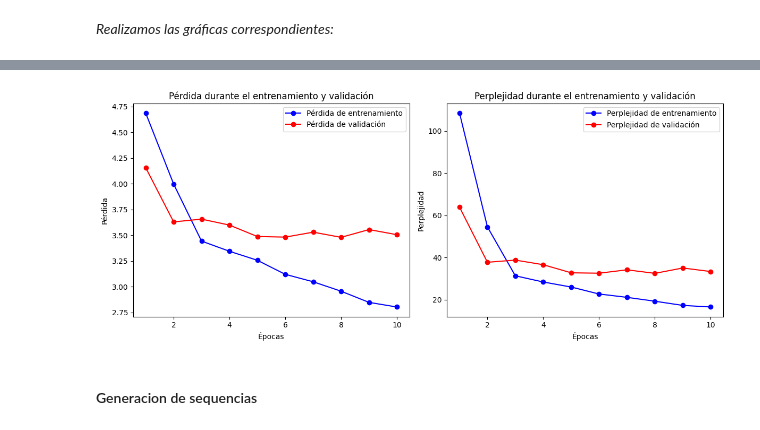
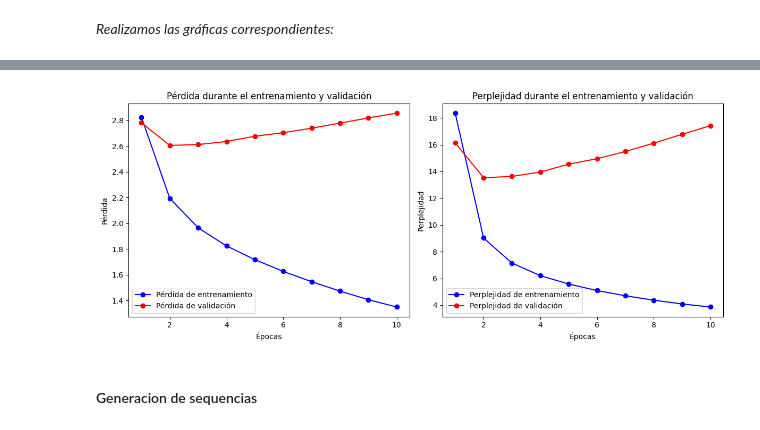
Before and after one commit to brunomaso1/uba-ceia, a Jupyter notebook: ceia-nlp/Desafio 3.ipynb, the cells around one changed output, grey strips where cells are left out. Drawn from its saved outputs; the diff is of its cells as text; code cells hidden in the pictures.

```diff
--- a/ceia-nlp/Desafio 3.ipynb
+++ b/ceia-nlp/Desafio 3.ipynb
@@ -822,7 +854,7 @@ loss = history_dict['loss']
 val_loss = history_dict['val_loss']
 
 # Extraer la perplejidad
-perplexity = history_dict['perplexity']
+perlpexity = history_dict['perplexity']
 val_perplexity = history_dict['val_perplexity']
 
 # Definir las épocas
@@ -841,7 +873,7 @@ plt.legend()
 
 # Graficar la perplejidad
 plt.subplot(1, 2, 2)
-plt.plot(epochs, perplexity, 'bo-', label='Perplejidad de entrenamiento')
+plt.plot(epochs, perlpexity, 'bo-', label='Perplejidad de entrenamiento')
 plt.plot(epochs, val_perplexity, 'ro-', label='Perplejidad de validación')
 plt.title('Perplejidad durante el entrenamiento y validación')
 plt.xlabel('Épocas')
@@ -1207,8 +1239,9 @@ tokenized_sentences_val = np.array([
 ])
 # %%
 # TODO: Eliminar esta linea, es testing.
-tokenized_sentences_train = tokenized_sentences_train[0:80, :]
-tokenized_sentences_val = tokenized_sentences_val[0:20, :]
+tokenized_sentences_train = tokenized_sentences_train[0:8000, :]
+tokenized_sentences_val = tokenized_sentences_val[0:2000, :]
+EPOCHS = 10
 # %%
 X = tokenized_sentences_train[:, :-1]
 y = tokenized_sentences_train[:, 1:]
@@ -1236,7 +1269,7 @@ vocab_size
 ##### Modelo
 # %%
 @register_keras_serializable(package="Custom", name="perplexity")
-def perplexity(y_true, y_pred):
+def perlpexity(y_true, y_pred):
     loss = tf.keras.losses.sparse_categorical_crossentropy(y_true, y_pred)
 
     # Esto lo tuve que hacer con tf porque con numpy tenía que transformarlo antes (loss.to_numpy())
@@ -1256,10 +1289,11 @@ except:
             input_shape=(None, 1),
         )
     )
+
     model.add(SimpleRNN(200, return_sequences=True, dropout=0.1, recurrent_dropout=0.1))
     model.add(Dense(vocab_size, activation="softmax"))
     print('Modelo nuevo')
 finally:
-    model.compile(loss=SparseCategoricalCrossentropy(), optimizer="rmsprop", metrics=[perplexity])
+    model.compile(loss=SparseCategoricalCrossentropy(), optimizer="rmsprop", metrics=[perlpexity])
 
     model.summary()
@@ -1315,37 +1382,37 @@ loss = history_dict['loss']
 val_loss = history_dict['val_loss']
 
 # Extraer la perplejidad
-perplexity = history_dict['perplexity']
-val_perplexity = history_dict['val_perplexity']
+perlpexity = history_dict['perlpexity']
+val_perplexity = history_dict['val_perlpexity']
 
 # Definir las épocas
 epochs = range(1, len(loss) + 1)
 
 # Graficar el loss
 plt.figure(figsize=(12, 5))
 
 plt.subplot(1, 2, 1)
 plt.plot(epochs, loss, 'bo-', label='Pérdida de entrenamiento')
 plt.plot(epochs, val_loss, 'ro-', label='Pérdida de validación')
 plt.title('Pérdida durante el entrenamiento y validación')
 plt.xlabel('Épocas')
 plt.ylabel('Pérdida')
 plt.legend()
 
 # Graficar la perplejidad
 plt.subplot(1, 2, 2)
-plt.plot(epochs, perplexity, 'bo-', label='Perplejidad de entrenamiento')
+plt.plot(epochs, perlpexity, 'bo-', label='Perplejidad de entrenamiento')
 plt.plot(epochs, val_perplexity, 'ro-', label='Perplejidad de validación')
 plt.title('Perplejidad durante el entrenamiento y validación')
 plt.xlabel('Épocas')
 plt.ylabel('Perplejidad')
 plt.legend()
 
 # Mostrar las gráficas
 plt.tight_layout()
 plt.show()
 # %% [output]
-[figure, old version]
+[figure, new version]
 # %% [markdown]
 #### Generacion de sequencias
 # %% [markdown]
```
Also changed, not shown: parts of 35 cells of this notebook.
